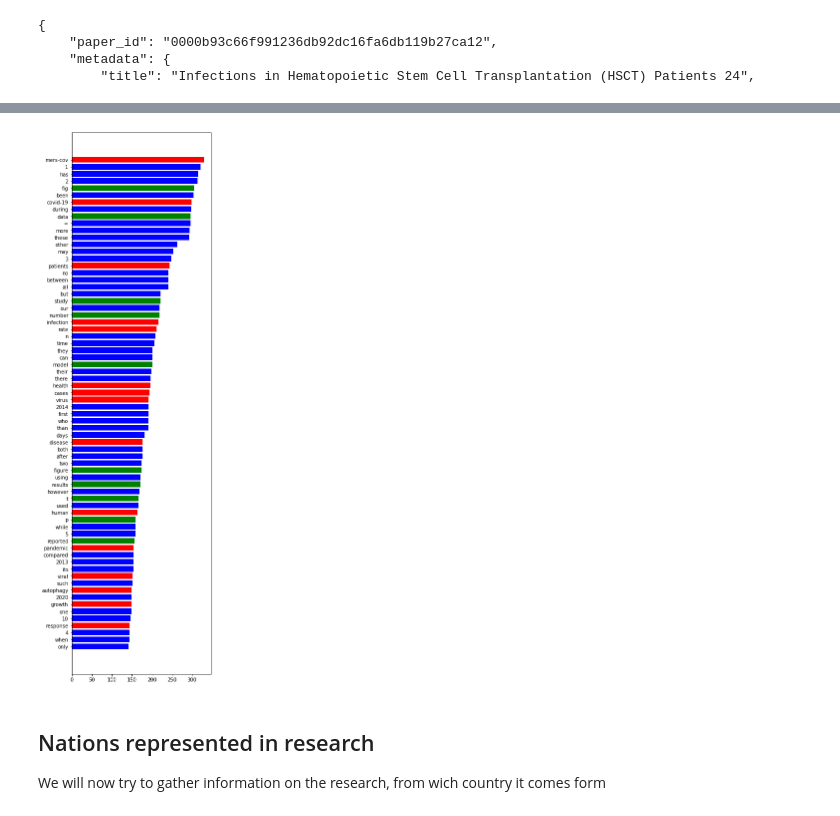
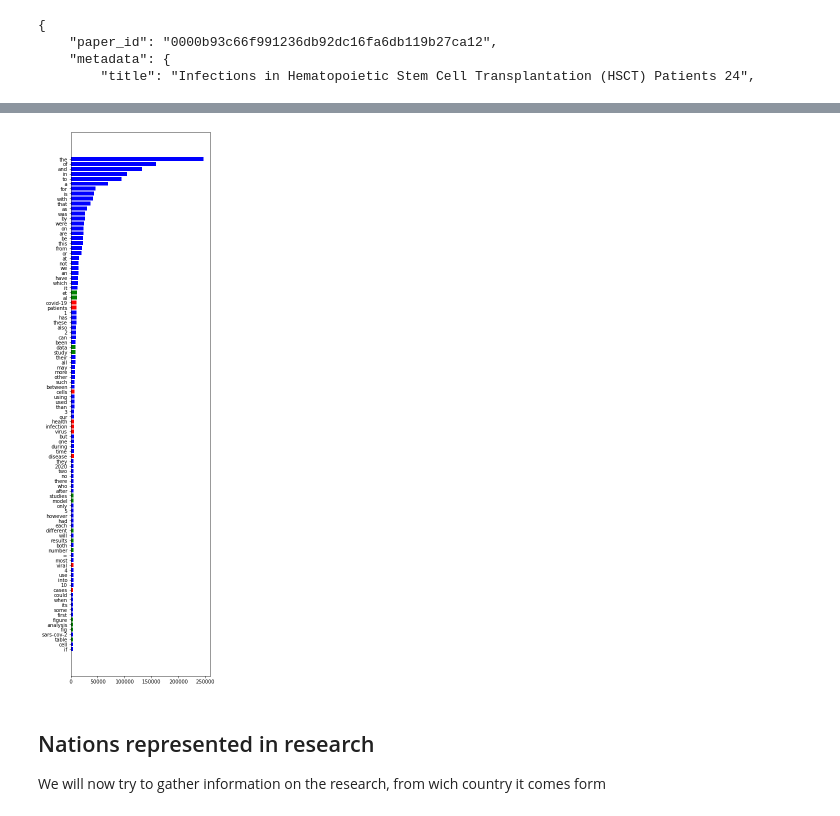
Before and after one commit to GhidoniR/Meta_Analysis_of_COVID_papers, a Jupyter notebook: COVID_project_notebook.ipynb, the cells around one changed output, grey strips where cells are left out. Cells and saved outputs as stored; diff of their text form; code cells hidden in the pictures.

```diff
--- a/COVID_project_notebook.ipynb
+++ b/COVID_project_notebook.ipynb
@@ -41,10 +67,19 @@ We will import JSON files and tranform them into Dask Bags
 # %%
 import dask.bag as db
 import json
+from urllib.request import urlopen
 
 #b = db.read_text("foo.bar").map(lambda string: string.strip()).map(lambda string: "COVID_papers/"+string).map(open).map(json.load)
-b = db.read_text("foo2.bar").map(lambda string: string.strip()).map(lambda string: "COVID_papers_radio_edit/"+string).map(open).map(json.load)
+#b = db.read_text("https://raw.githubusercontent.com/Luca-Negri/Meta_Analysis_of_COVID_papers/main/foo.bar").map(lambda string: string.strip()).map(lambda string: "Meta_Analysis_of_COVID_papers/COVID_papers/"+string).map(open).map(json.load)
 
-b = b.repartition(6)#select the number of partitions
+b = db.read_text("https://raw.githubusercontent.com/Luca-Negri/Meta_Analysis_of_COVID_papers/main/foo.bar").map(lambda string: string.strip()).map(lambda string: "COVID_papers/"+string).map(open).map(json.load)
+
+#! rm dummy.mapd
+#! ls COVID_papers >> dummy.mapd
+#with open('dummy.mapd') as file:
+#    flist = ['https://raw.githubusercontent.com/Luca-Negri/Meta_Analysis_of_COVID_papers/main/COVID_papers/'+i.strip() for i in file]
+#b = db.from_sequence(flist).map(urlopen).map(lambda x: x.read()).map(json.loads)
+
+#b = b.repartition(len(flist))#select the number of partitions
 b
 # %% [output]
@@ -177,32 +221,32 @@ words_related_to_COVID    = ['mers-cov','covid-19','patients','infection',
                             ,'transimission','dna']
 # %%
 n_to_plot = 100
-n_low = 30
+n_low = 0
 
 list_of_vals = list(oh_sort.values())[n_low:n_to_plot]
 list_of_keys = list(oh_sort.keys())[n_low:n_to_plot]
 
 clist = []
 
 for key in list_of_keys:
 
     if key in words_related_to_COVID:
         clist.append('red')
     elif key in words_related_to_research:
         clist.append('green')
     else:
         clist.append('blue')
 
 
 plt.figure(figsize=[5,20])
 
 plt.barh(list_of_keys[::-1],list_of_vals[::-1],color=clist[::-1])
 
 #plt.xticks(rotation=60)
 
 plt.show()
 # %% [output]
-[figure, old version]
+[figure, new version]
 # %% [markdown]
 ## Nations represented in research
 
```
Also changed, not shown: parts of 16 cells of this notebook, 5 other files.
